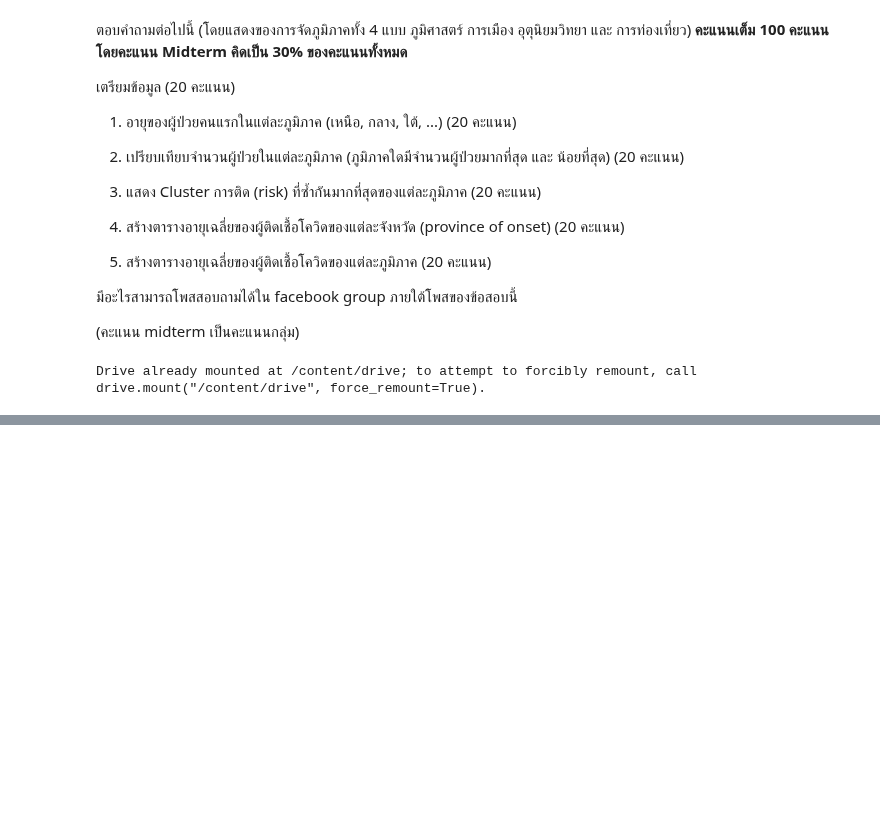
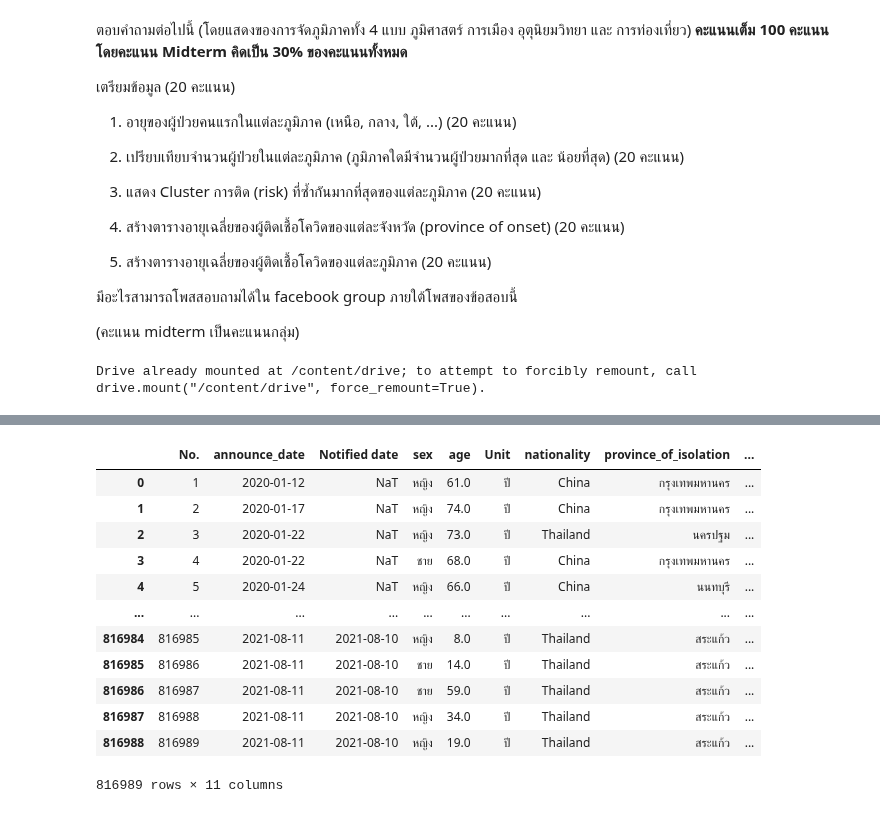
Before and after one commit to kittikhun62/data_viz_2022, a Jupyter notebook: BasicPython&DataViz_midterm2022.ipynb, the cells around one changed output, grey strips where cells are left out. Drawn from its saved outputs; the diff is of its cells as text; code cells hidden in the pictures; blank space fills up the shorter version.

```diff
--- a/BasicPython&DataViz_midterm2022.ipynb
+++ b/BasicPython&DataViz_midterm2022.ipynb
@@ -129,0 +99,5 @@ df4
+# %%
+# หา mean
+avg_age = data_cases[['age']].mean()
+# เติม mean ลงไปเเทนค่า Missing
+data_cases[['age']] = data_cases[['age']].fillna(avg_age)
@@ -129,0 +132,5 @@ df4
+# %%
+# หา mode ได้ว่า เป็น เพศหญิง
+mode_nation = data_cases[['sex']].mode().iloc[0,0]
+# เติม mean ลงไปเเทนค่า Missing
+data_cases[['sex']] = data_cases[['sex']].fillna(mode_nation)
@@ -129,0 +154,2 @@ df4
+# %%
+data_cases[['risk']] = data_cases[['risk']].fillna('ไม่มีข้อมูล')
@@ -129,0 +197,2 @@ df4
+# %%
+data_cases[['Unit']] = data_cases[['Unit']].fillna('ปี')
@@ -129,0 +214,16 @@ df4
+# %%
+data_cases
+# %% [output]
+|  | No. | announce_date | Notified date | sex | age | Unit | nationality | province_of_isolation | ... |
+| 0 | 1 | 2020-01-12 | NaT | หญิง | 61.0 | ปี | China | กรุงเทพมหานคร | ... |
+| 1 | 2 | 2020-01-17 | NaT | หญิง | 74.0 | ปี | China | กรุงเทพมหานคร | ... |
+| 2 | 3 | 2020-01-22 | NaT | หญิง | 73.0 | ปี | Thailand | นครปฐม | ... |
+| 3 | 4 | 2020-01-22 | NaT | ชาย | 68.0 | ปี | China | กรุงเทพมหานคร | ... |
+| 4 | 5 | 2020-01-24 | NaT | หญิง | 66.0 | ปี | China | นนทบุรี | ... |
+| ... | ... | ... | ... | ... | ... | ... | ... | ... | ... |
+| 816984 | 816985 | 2021-08-11 | 2021-08-10 | หญิง | 8.0 | ปี | Thailand | สระแก้ว | ... |
+| 816985 | 816986 | 2021-08-11 | 2021-08-10 | ชาย | 14.0 | ปี | Thailand | สระแก้ว | ... |
+| 816986 | 816987 | 2021-08-11 | 2021-08-10 | ชาย | 59.0 | ปี | Thailand | สระแก้ว | ... |
+| 816987 | 816988 | 2021-08-11 | 2021-08-10 | หญิง | 34.0 | ปี | Thailand | สระแก้ว | ... |
+| 816988 | 816989 | 2021-08-11 | 2021-08-10 | หญิง | 19.0 | ปี | Thailand | สระแก้ว | ... |
+816989 rows × 11 columns
```
Also changed, not shown: parts of 27 cells of this notebook.
